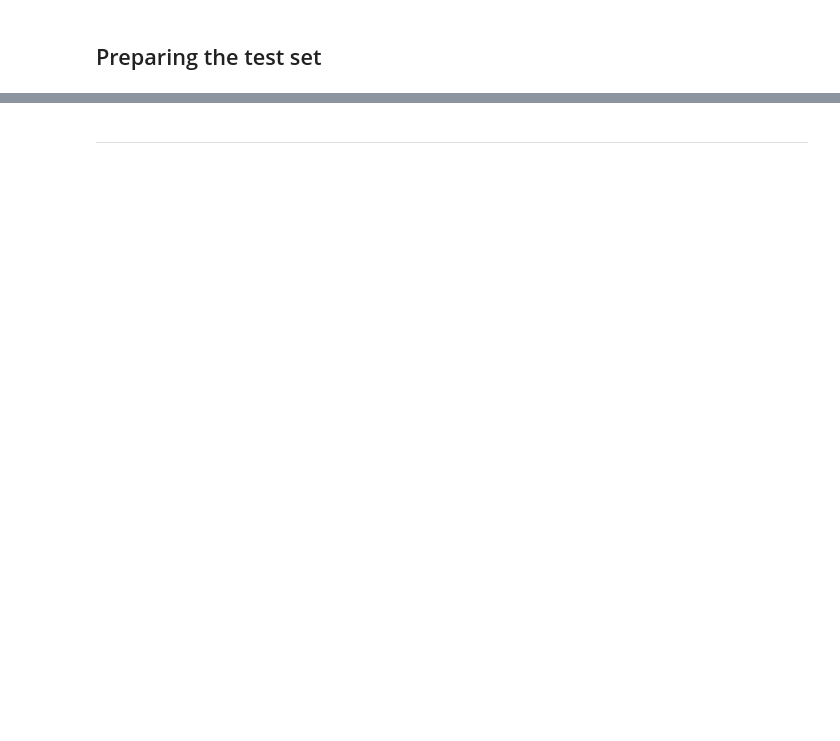
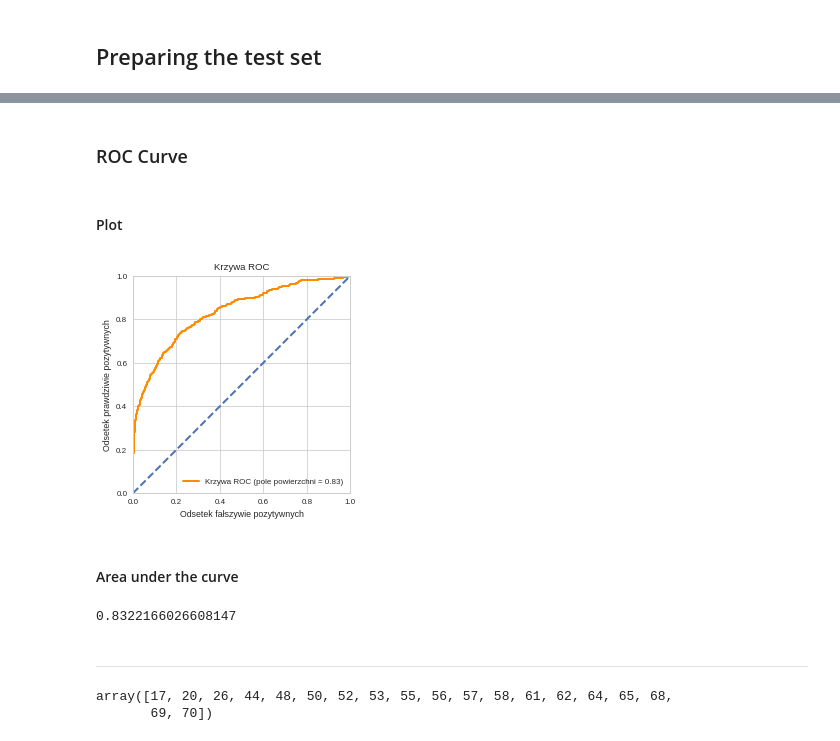
Before and after one commit to Xidron/qSAR-net, a Jupyter notebook: network-Copy1.ipynb, the cells around one changed output, grey strips where cells are left out. Drawn from its saved outputs; the diff is of its cells as text; code cells hidden in the pictures; blank space fills up the shorter version.

```diff
--- a/network-Copy1.ipynb
+++ b/network-Copy1.ipynb
@@ -885,15 +1009,29 @@ auc(fpr,tpr)
+# %% [markdown]
+### ROC Curve
+# %% [markdown]
+#### Plot
 # %%
+plt.close()
 plt.plot(fpr, tpr, color='darkorange',
          lw=2, label='Krzywa ROC (pole powierzchni = %0.2f)' % auc(fpr, tpr))
 plt.plot([0, 1], [0, 1], color='#4C72B0', lw=2, linestyle='--')
 plt.axes().set_aspect('equal')
 plt.xlim([0.0, 1.0])
 plt.ylim([0.0, 1.0])
 plt.xlabel('Odsetek fałszywie pozytywnych')
 plt.ylabel('Odsetek prawdziwie pozytywnych')
-plt.title('Charakterystyka operacyjna odbiornika (ROC curve)')
+plt.title('Krzywa ROC')
 plt.legend(loc="lower right")
 #plt.savefig('plots/best/drugs_roc.pdf')
 plt.show()
+# %% [output]
+[figure, added]
+# %% [markdown]
+#### Area under the curve
+# %%
+fpr, tpr, thresholds = roc_curve(drug_labels.flatten(), drug_pred_roc.flatten())
+auc(fpr,tpr)
+# %% [output]
+0.8322166026608147
 # %% [markdown]
 ---
@@ -899,0 +1040,5 @@ plt.show()
+# %%
+norep
+# %% [output]
+array([17, 20, 26, 44, 48, 50, 52, 53, 55, 56, 57, 58, 61, 62, 64, 65, 68,
+       69, 70])
```
Also changed, not shown: parts of 71 cells of this notebook, 1 other file.
